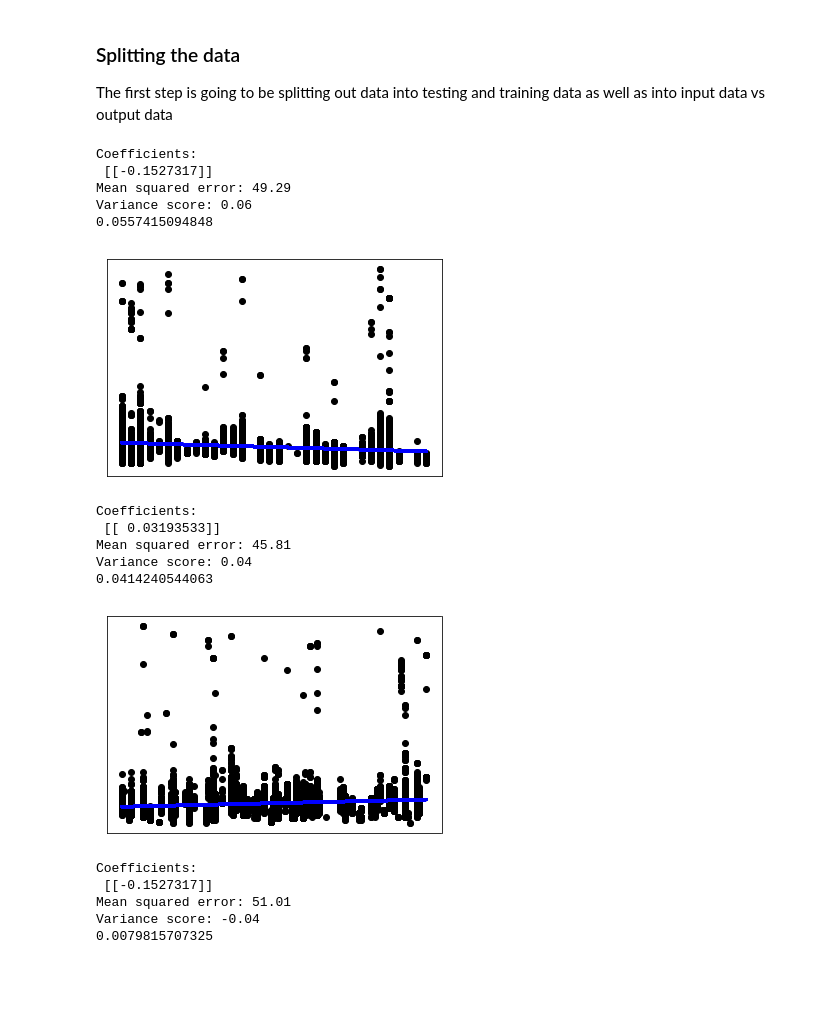
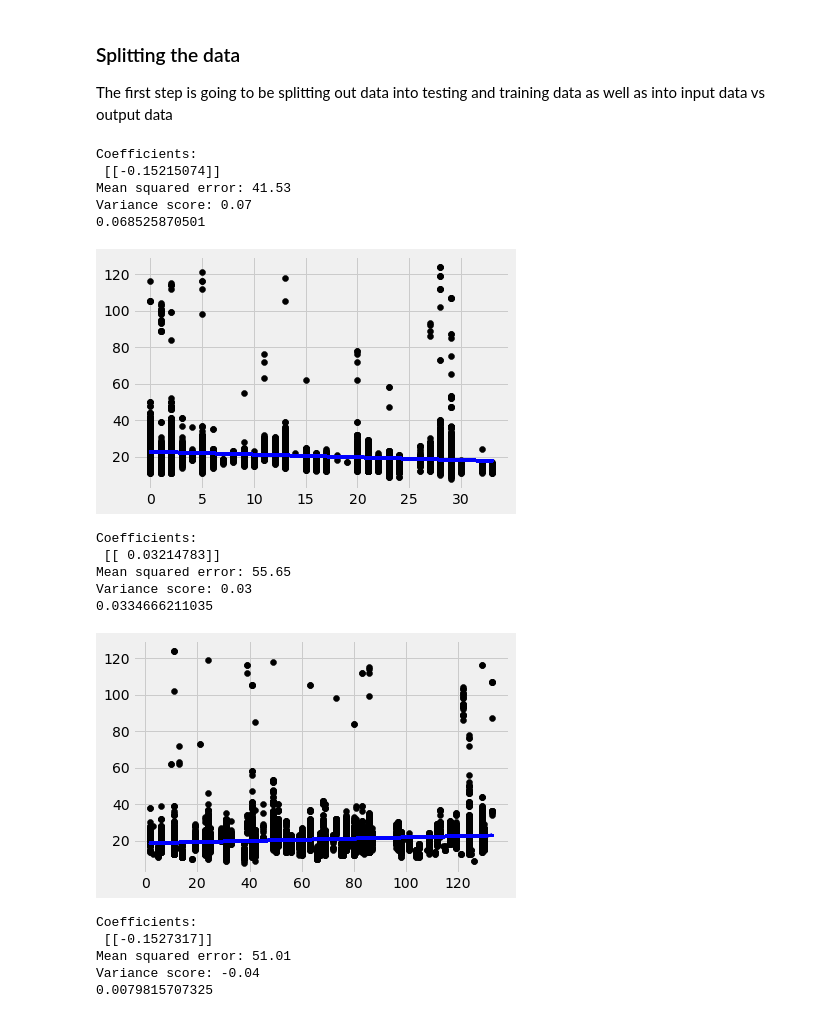
Before and after one commit to 21stBam/Data-Mining-Project, a Jupyter notebook: Bayesian_Regression.ipynb, the cells around one changed output. Saved outputs shown, nothing was run; the diff lists cells and outputs as text; code cells hidden in the pictures; blank space fills up the shorter version.

Commit message:
using 538 style and adding tick marks to plots

```diff
--- a/Baynesian_Regression.ipynb
+++ b/Bayesian_Regression.ipynb
@@ -26,0 +23,3 @@ Loading BokehJS ...
+# %%
+output_notebook()
+plt.style.use('fivethirtyeight')
@@ -184,33 +185,31 @@ VClass_X_train, VClass_X_test, VClass_y_train, VClass_y_test = train_test_split(
 # %%
 # Train the model using the training sets
 regr = linear_model.LinearRegression()
 regr.fit(VClass_X_train, VClass_y_train)
 
 # Make predictions using the testing set
 VClass_y_pred = regr.predict(VClass_X_test)
 
 # The coefficients
 print('Coefficients: \n', regr.coef_)
 # The mean squared error
 print("Mean squared error: %.2f"
       % mean_squared_error(VClass_y_test, VClass_y_pred))
 # Explained variance score: 1 is perfect prediction
 print('Variance score: %.2f' % r2_score(VClass_y_test, VClass_y_pred))
 # Best possible score is 1.0, lower values are worse.
 print(explained_variance_score(VClass_y_test, VClass_y_pred))
 
 plt.scatter(VClass_X_train, VClass_y_train,  color='black')
 plt.plot(VClass_X_test, VClass_y_pred, color='blue', linewidth=3)
-plt.xticks(())
-plt.yticks(())
 plt.show()
 # %% [output]
 Coefficients:
- [[-0.1527317]]
-Mean squared error: 49.29
-Variance score: 0.06
-0.0557415094848
+ [[-0.15215074]]
+Mean squared error: 41.53
+Variance score: 0.07
+0.068525870501
-[figure, old version]
+[figure, new version]
 # %%
 make_X_train, make_X_test, make_y_train, make_y_test = train_test_split(data[['make_codes']], data[['comb08']])
 # %%
@@ -232,16 +231,14 @@ print(explained_variance_score(make_y_test, make_y_pred))
 
 plt.scatter(make_X_train, make_y_train,  color='black')
 plt.plot(make_X_test, make_y_pred, color='blue', linewidth=3)
-plt.xticks(())
-plt.yticks(())
 plt.show()
 # %% [output]
 Coefficients:
- [[ 0.03193533]]
-Mean squared error: 45.81
-Variance score: 0.04
-0.0414240544063
+ [[ 0.03214783]]
+Mean squared error: 55.65
+Variance score: 0.03
+0.0334666211035
-[figure, old version]
+[figure, new version]
 # %%
 fuelType_X_train, fuelType_X_test, fuelType_y_train, fuelType_y_test = train_test_split(data[['fuelType1_codes']], data[['comb08']])
 # %%
```
Also changed, not shown: parts of 4 cells of this notebook, 1 other file.
